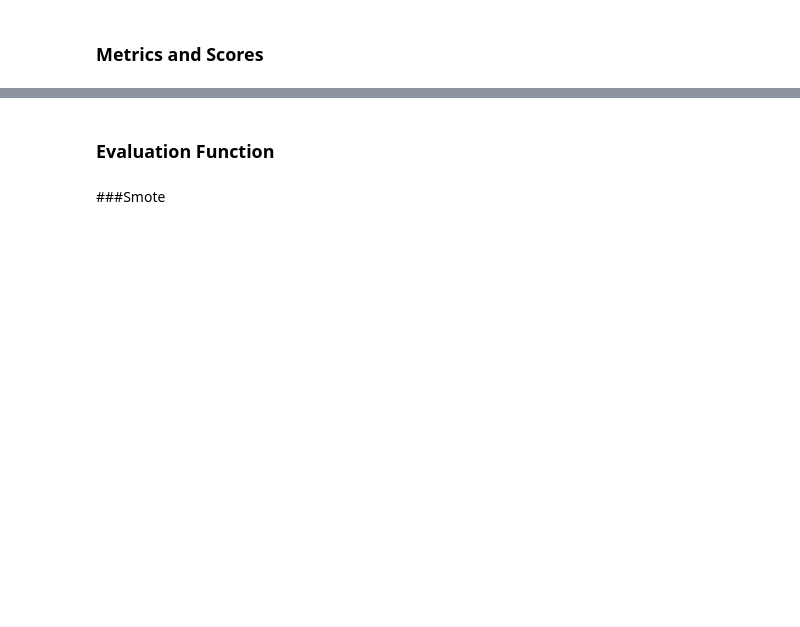
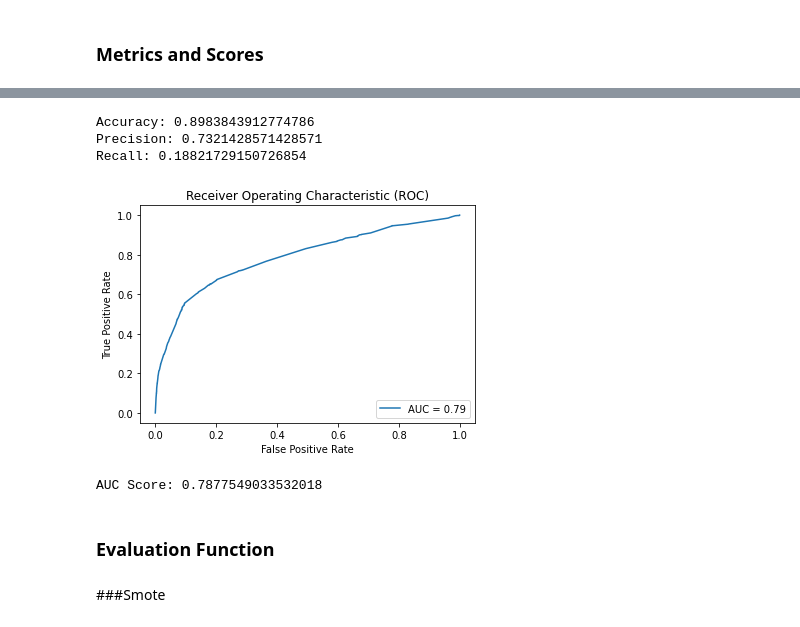
Before and after one commit to mulcahrj/DATA6545_Final, a Jupyter notebook: XGBoost.ipynb, the cells around one changed output, grey strips where cells are left out. Cells and saved outputs as stored; diff of their text form; code cells hidden in the pictures; blank space fills up the shorter version.

```diff
--- a/XGBoost.ipynb
+++ b/XGBoost.ipynb
@@ -73,18 +70,18 @@ from imblearn.over_sampling import SMOTE
 ### Metrics and Scores
 # %%
 X_train = features_train.iloc[:,:-1].values
-y_test = features_train.iloc[:,-1].values
+y_train = features_train.iloc[:,-1].values
 
-X_train = features_test.iloc[:,:-1].values
+X_test = features_test.iloc[:,:-1].values
 y_test = features_test.iloc[:,-1].values
 # %%
 #Create a Gaussian Classifier
-gnb = GaussianNB()
+xg = xgb.XGBClassifier(colsample_bytree= 1.0, gamma= 6, learning_rate = 0.1, max_depth= 3, n_estimators= 200)
 
 #Train the model using the training sets
-gnb.fit(X_train, y_train)
+xg.fit(X_train, y_train)
 
 #Predict the response for test dataset
-y_pred = gnb.predict(X_test)
+y_pred = xg.predict(X_test)
 # %%
 print(classification_report(y_test, y_pred))
@@ -110,16 +122,23 @@ plt.xlabel('Predicted label')
 print("Accuracy:",metrics.accuracy_score(y_test, y_pred))
 print("Precision:",metrics.precision_score(y_test, y_pred))
 print("Recall:",metrics.recall_score(y_test, y_pred))
+# %% [output]
+Accuracy: 0.8983843912774786
+Precision: 0.7321428571428571
+Recall: 0.18821729150726854
 # %%
-y_pred_proba = gnb.predict_proba(X_test)[::,1]
+y_pred_proba = xg.predict_proba(X_test)[::,1]
 fpr, tpr, _ = metrics.roc_curve(y_test,  y_pred_proba)
 auc = metrics.roc_auc_score(y_test, y_pred_proba)
 plt.plot(fpr,tpr,label= 'AUC = %0.2f' % auc)
 plt.legend(loc=4)
 plt.title('Receiver Operating Characteristic (ROC)')
 plt.ylabel('True Positive Rate')
 plt.xlabel('False Positive Rate')
 plt.show()
 print('AUC Score:', auc)
+# %% [output]
+[figure, added]
+AUC Score: 0.7877549033532018
 # %% [markdown]
 ### Evaluation Function
```
Also changed, not shown: parts of 19 cells of this notebook.
